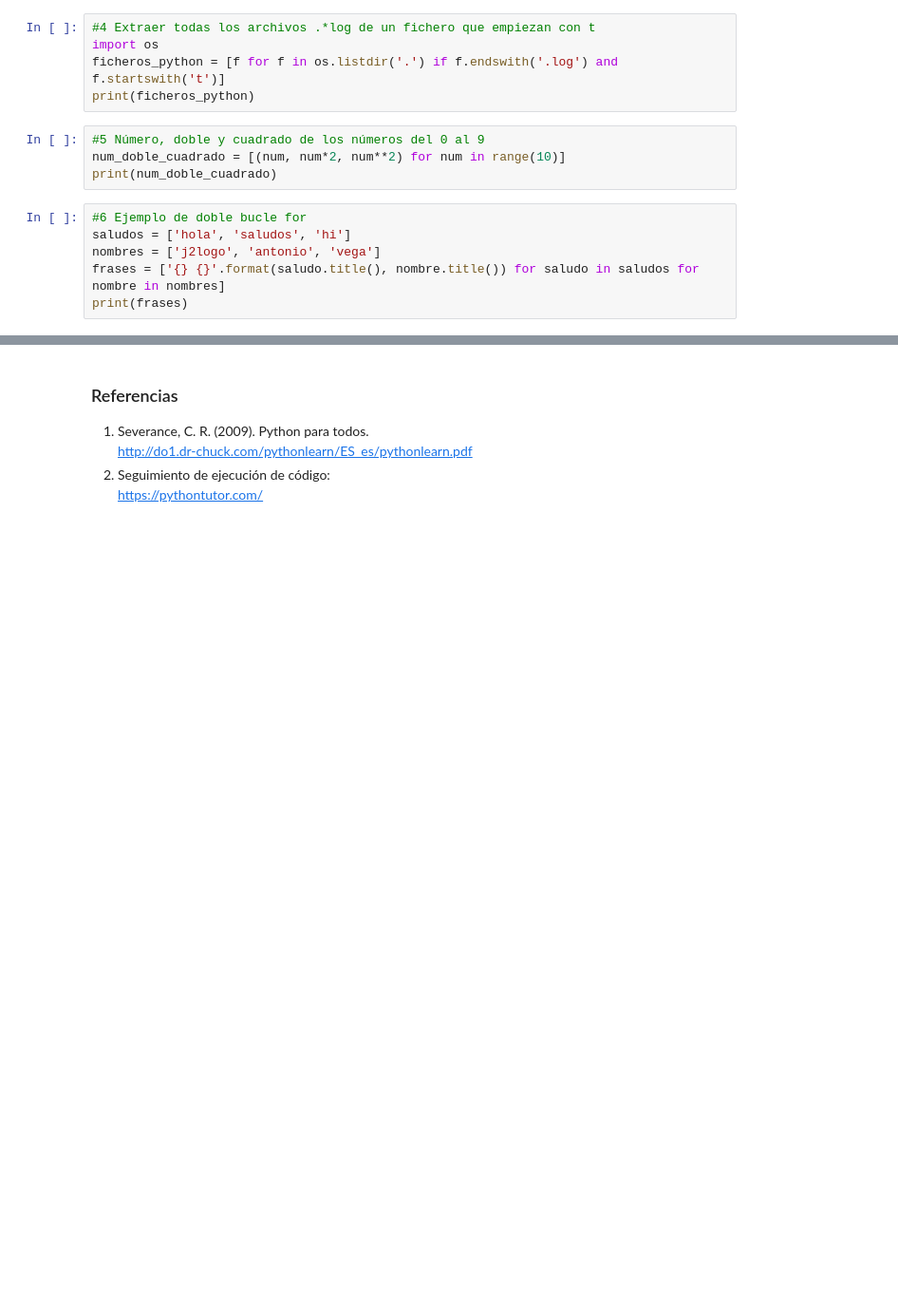
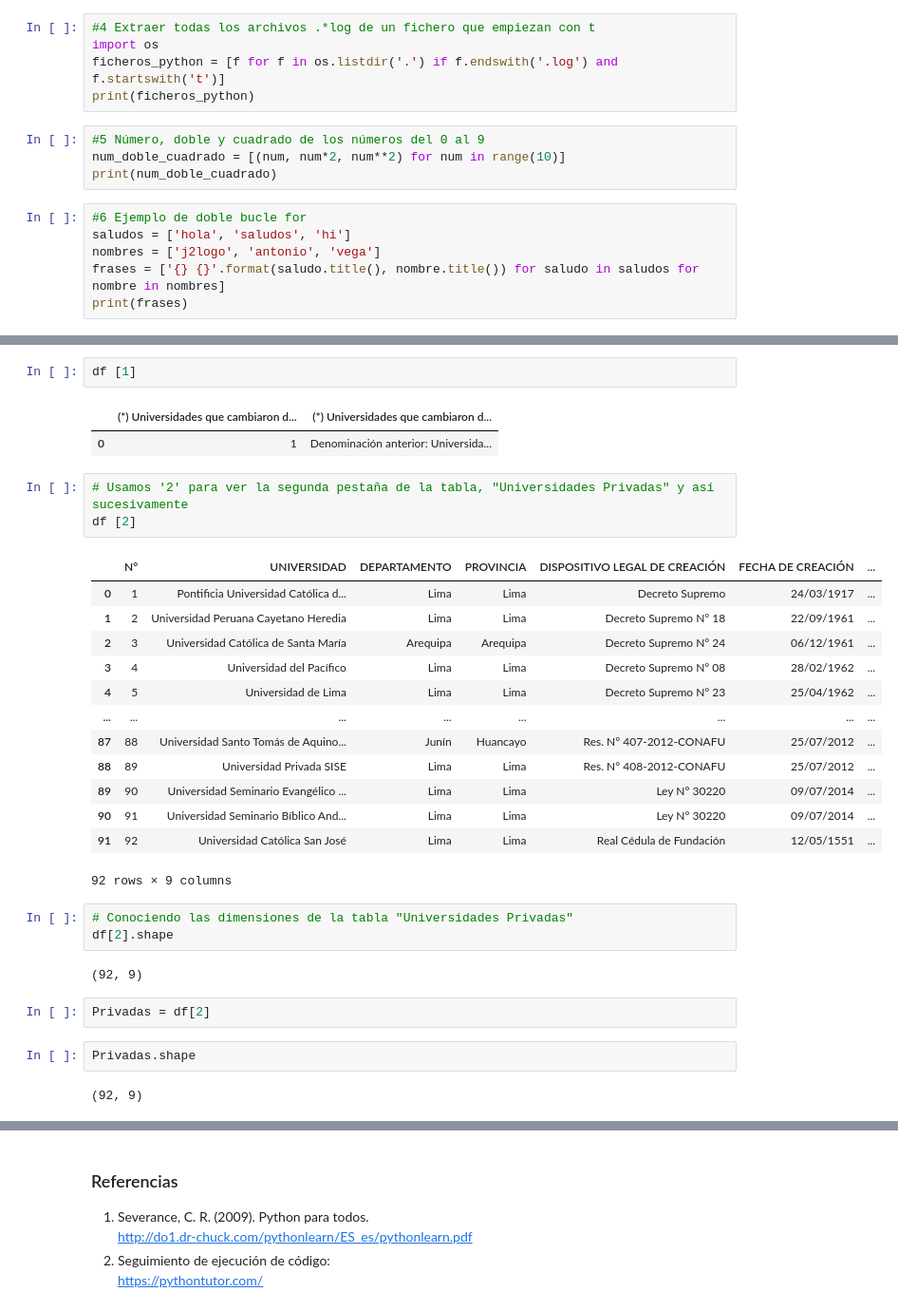
Before and after one commit to EHN8829/EJERCICIO1, a Jupyter notebook: ABC_Python_COLAB.ipynb, the cells around one changed output, grey strips where cells are left out. Shown: that part at 95% size. Cells and saved outputs as stored; diff of their text form; blank space fills up the shorter version.

```diff
--- a/ABC_Python_COLAB.ipynb
+++ b/ABC_Python_COLAB.ipynb
@@ -947,0 +1143,33 @@ print(frases)
+# %%
+df [1]
+# %% [output]
+|  | (*) Universidades que cambiaron d... | (*) Universidades que cambiaron d... |
+| 0 | 1 | Denominación anterior: Universida... |
+# %%
+# Usamos '2' para ver la segunda pestaña de la tabla, "Universidades Privadas" y así sucesivamente
+df [2]
+# %% [output]
+|  | N° | UNIVERSIDAD | DEPARTAMENTO | PROVINCIA | DISPOSITIVO LEGAL DE CREACIÓN | FECHA DE CREACIÓN | ... |
+| 0 | 1 | Pontificia Universidad Católica d... | Lima | Lima | Decreto Supremo | 24/03/1917 | ... |
+| 1 | 2 | Universidad Peruana Cayetano Heredia | Lima | Lima | Decreto Supremo N° 18 | 22/09/1961 | ... |
+| 2 | 3 | Universidad Católica de Santa María | Arequipa | Arequipa | Decreto Supremo N° 24 | 06/12/1961 | ... |
+| 3 | 4 | Universidad del Pacífico | Lima | Lima | Decreto Supremo N° 08 | 28/02/1962 | ... |
+| 4 | 5 | Universidad de Lima | Lima | Lima | Decreto Supremo N° 23 | 25/04/1962 | ... |
+| ... | ... | ... | ... | ... | ... | ... | ... |
+| 87 | 88 | Universidad Santo Tomás de Aquino... | Junín | Huancayo | Res. N° 407-2012-CONAFU | 25/07/2012 | ... |
+| 88 | 89 | Universidad Privada SISE | Lima | Lima | Res. N° 408-2012-CONAFU | 25/07/2012 | ... |
+| 89 | 90 | Universidad Seminario Evangélico ... | Lima | Lima | Ley N° 30220 | 09/07/2014 | ... |
+| 90 | 91 | Universidad Seminario Bíblico And... | Lima | Lima | Ley N° 30220 | 09/07/2014 | ... |
+| 91 | 92 | Universidad Católica San José | Lima | Lima | Real Cédula de Fundación | 12/05/1551 | ... |
+92 rows × 9 columns
+# %%
+# Conociendo las dimensiones de la tabla "Universidades Privadas"
+df[2].shape
+# %% [output]
+(92, 9)
+# %%
+Privadas = df[2]
+# %%
+Privadas.shape
+# %% [output]
+(92, 9)
```
Also changed, not shown: parts of 22 cells of this notebook.
